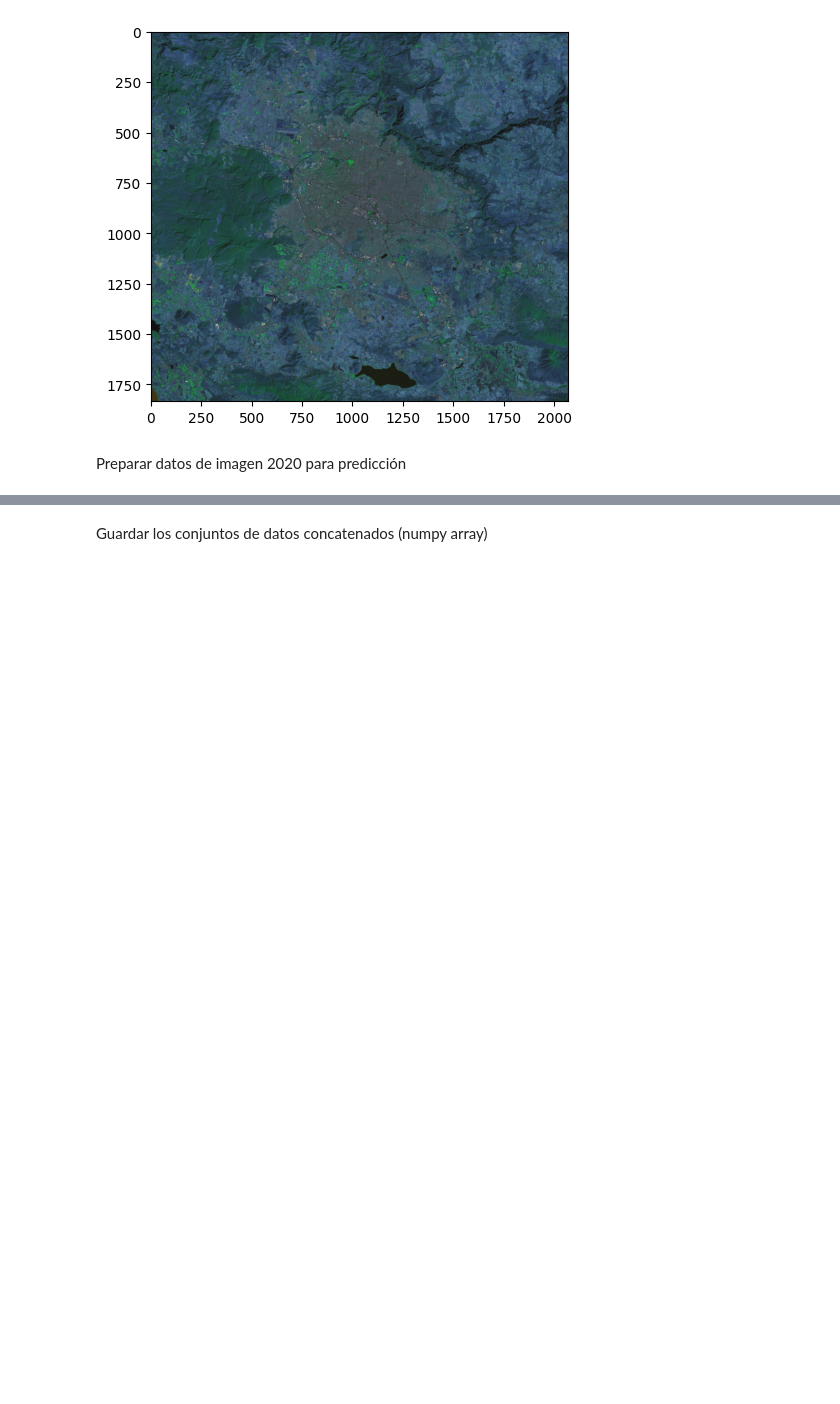
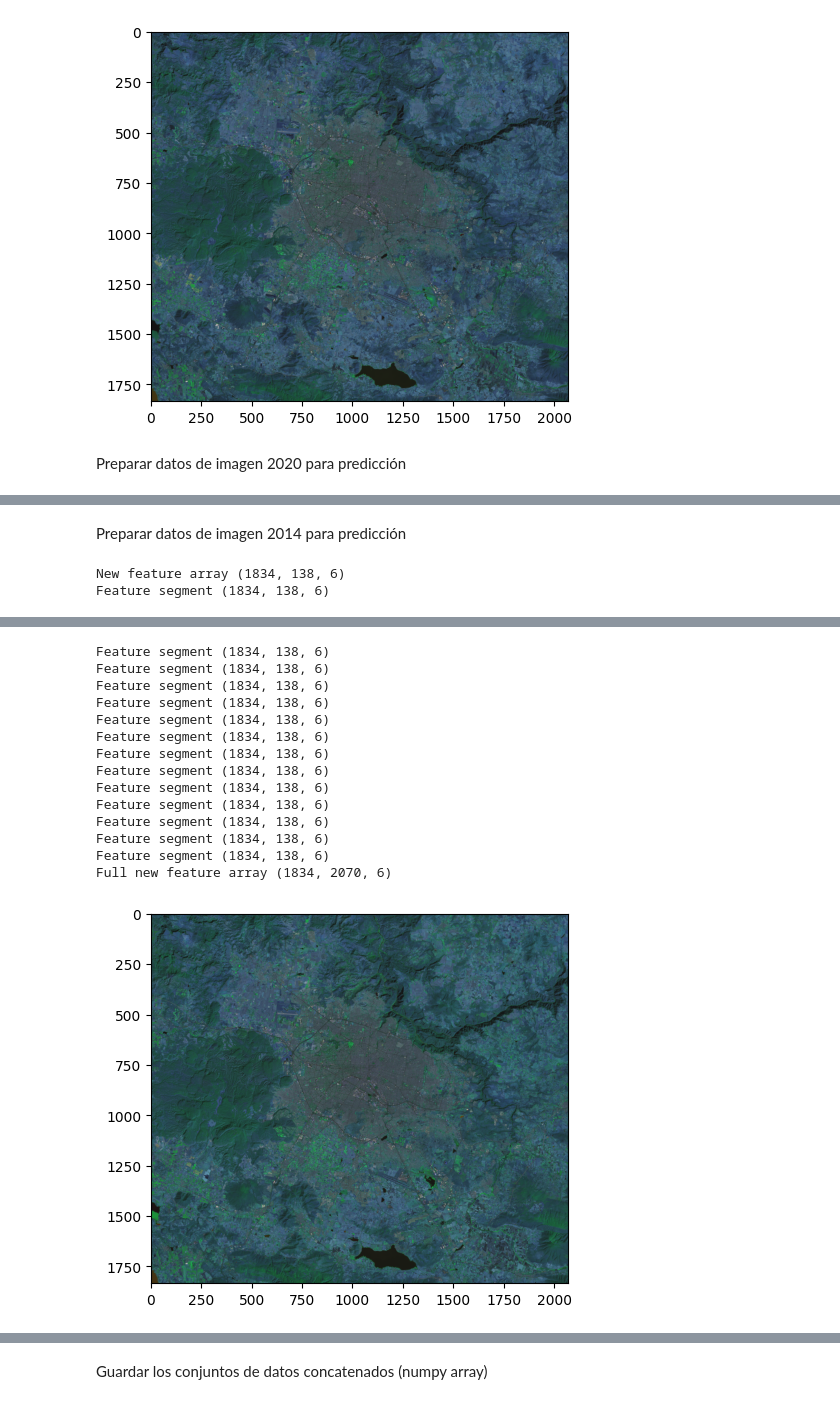
Before and after one commit to vshalisko/GEE, a Jupyter notebook: Colab/GDL_Landsat_preprocesamiento.ipynb, the cells around one changed output, grey strips where cells are left out. Cells and saved outputs as stored; diff of their text form; code cells hidden in the pictures; blank space fills up the shorter version.

```diff
--- a/Colab/GDL_Landsat_preprocesamiento.ipynb
+++ b/Colab/GDL_Landsat_preprocesamiento.ipynb
@@ -386,3 +333,15 @@ Feature segment (1834, 138, 6)
 Feature segment (1834, 138, 6)
 Full new feature array (1834, 2070, 6)
 [figure]
+# %% [markdown]
+Preparar datos de imagen 2014 para predicción
+# %%
+array_feature_2014 = merge_feature_array(L8_image_2014, segment_list, bands_L8)
+
+# Scale the data to [0, 255] to show as an RGB image.
+rgb_img_new = (255*((array_feature_2014 - 5000)/30000)).astype('uint8')
+plt.imshow(rgb_img_new[:,:,2:5])
+plt.show()
+# %% [output]
+New feature array (1834, 138, 6)
+Feature segment (1834, 138, 6)
@@ -388,0 +349,15 @@ Full new feature array (1834, 2070, 6)
+Feature segment (1834, 138, 6)
+Feature segment (1834, 138, 6)
+Feature segment (1834, 138, 6)
+Feature segment (1834, 138, 6)
+Feature segment (1834, 138, 6)
+Feature segment (1834, 138, 6)
+Feature segment (1834, 138, 6)
+Feature segment (1834, 138, 6)
+Feature segment (1834, 138, 6)
+Feature segment (1834, 138, 6)
+Feature segment (1834, 138, 6)
+Feature segment (1834, 138, 6)
+Feature segment (1834, 138, 6)
+Full new feature array (1834, 2070, 6)
+[figure, added]
```
Also changed, not shown: parts of 28 cells of this notebook.
